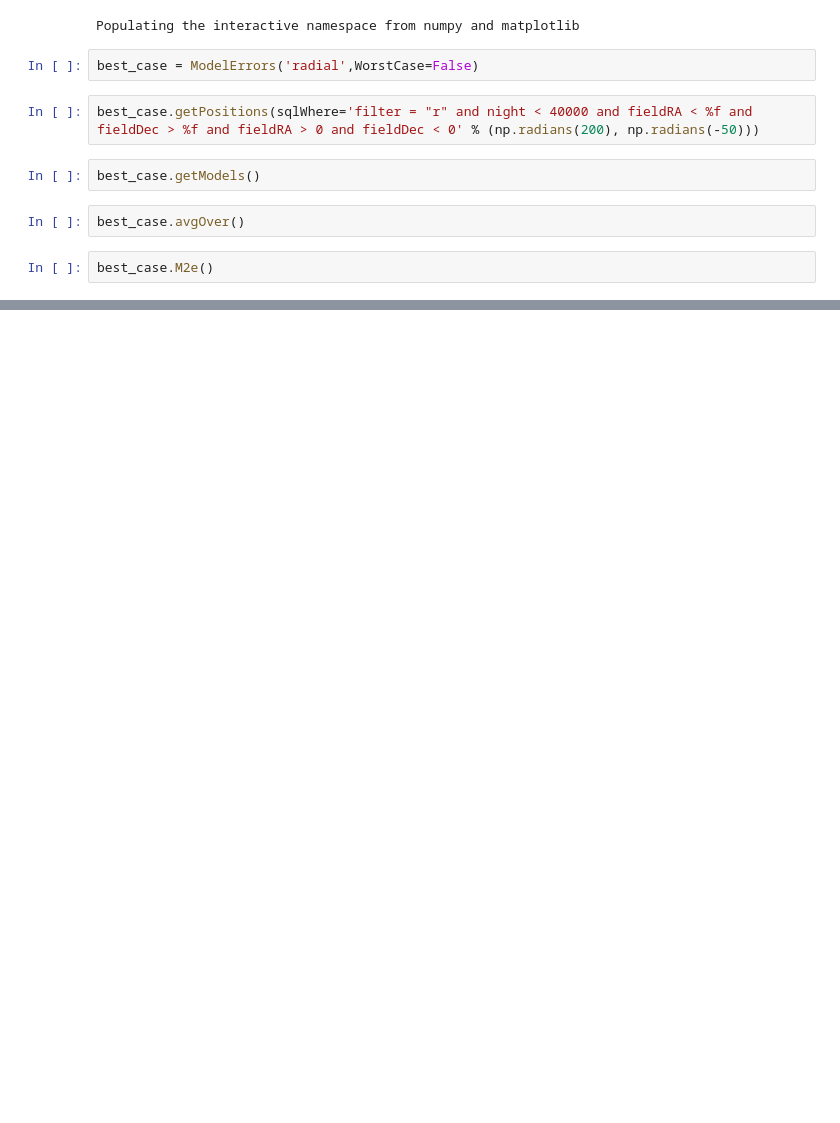
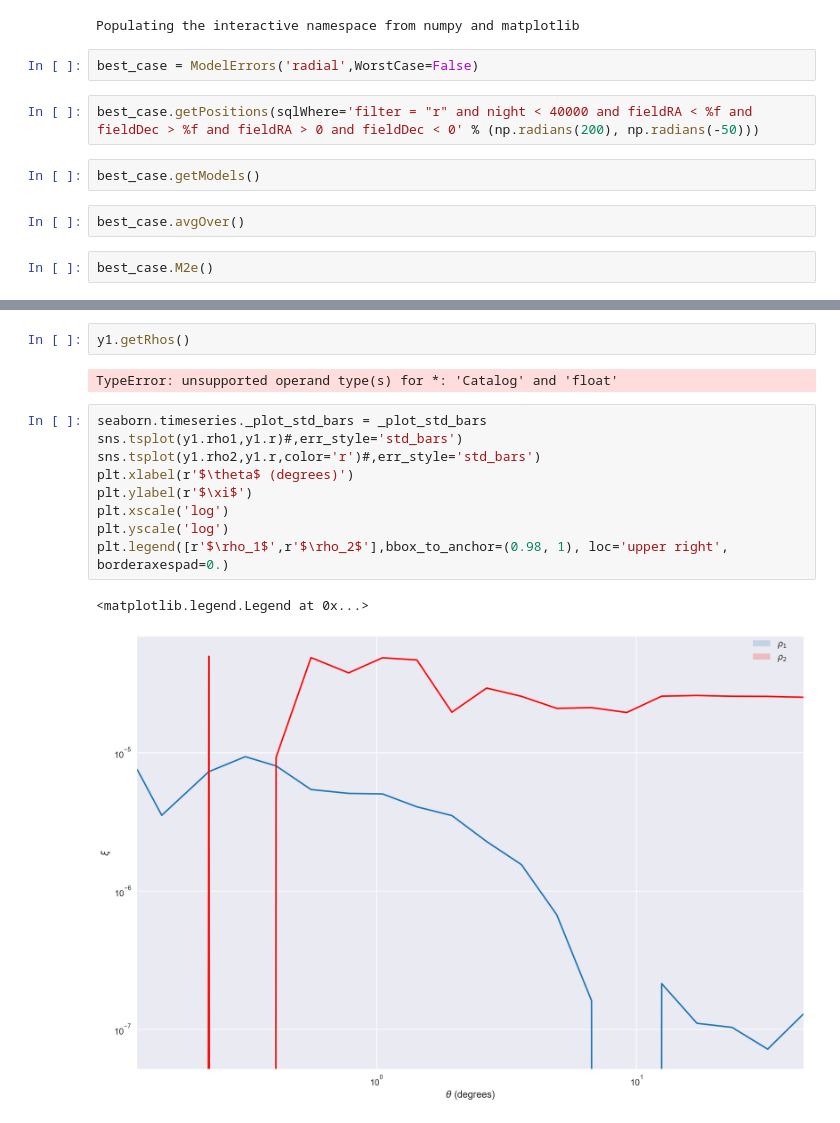
Before and after one commit to hsnee/lsstpsf, a Jupyter notebook: best_case.ipynb, the cells around one changed output, grey strips where cells are left out. Drawn from its saved outputs; the diff is of its cells as text; blank space fills up the shorter version.

```diff
--- a/best_case.ipynb
+++ b/best_case.ipynb
@@ -254,0 +347,16 @@ plt.legend([r'$\xi_+$',r'$\xi_-$'],bbox_to_anchor=(0.98, 1), loc='upper right',
+# %%
+y1.getRhos()
+# %% [output]
+TypeError: unsupported operand type(s) for *: 'Catalog' and 'float'
+# %%
+seaborn.timeseries._plot_std_bars = _plot_std_bars
+sns.tsplot(y1.rho1,y1.r)#,err_style='std_bars')
+sns.tsplot(y1.rho2,y1.r,color='r')#,err_style='std_bars')
+plt.xlabel(r'$\theta$ (degrees)')
+plt.ylabel(r'$\xi$')
+plt.xscale('log')
+plt.yscale('log')
+plt.legend([r'$\rho_1$',r'$\rho_2$'],bbox_to_anchor=(0.98, 1), loc='upper right', borderaxespad=0.)
+# %% [output]
+<matplotlib.legend.Legend at 0x...>
+[figure, added]
```
Also changed, not shown: parts of 13 cells of this notebook.
